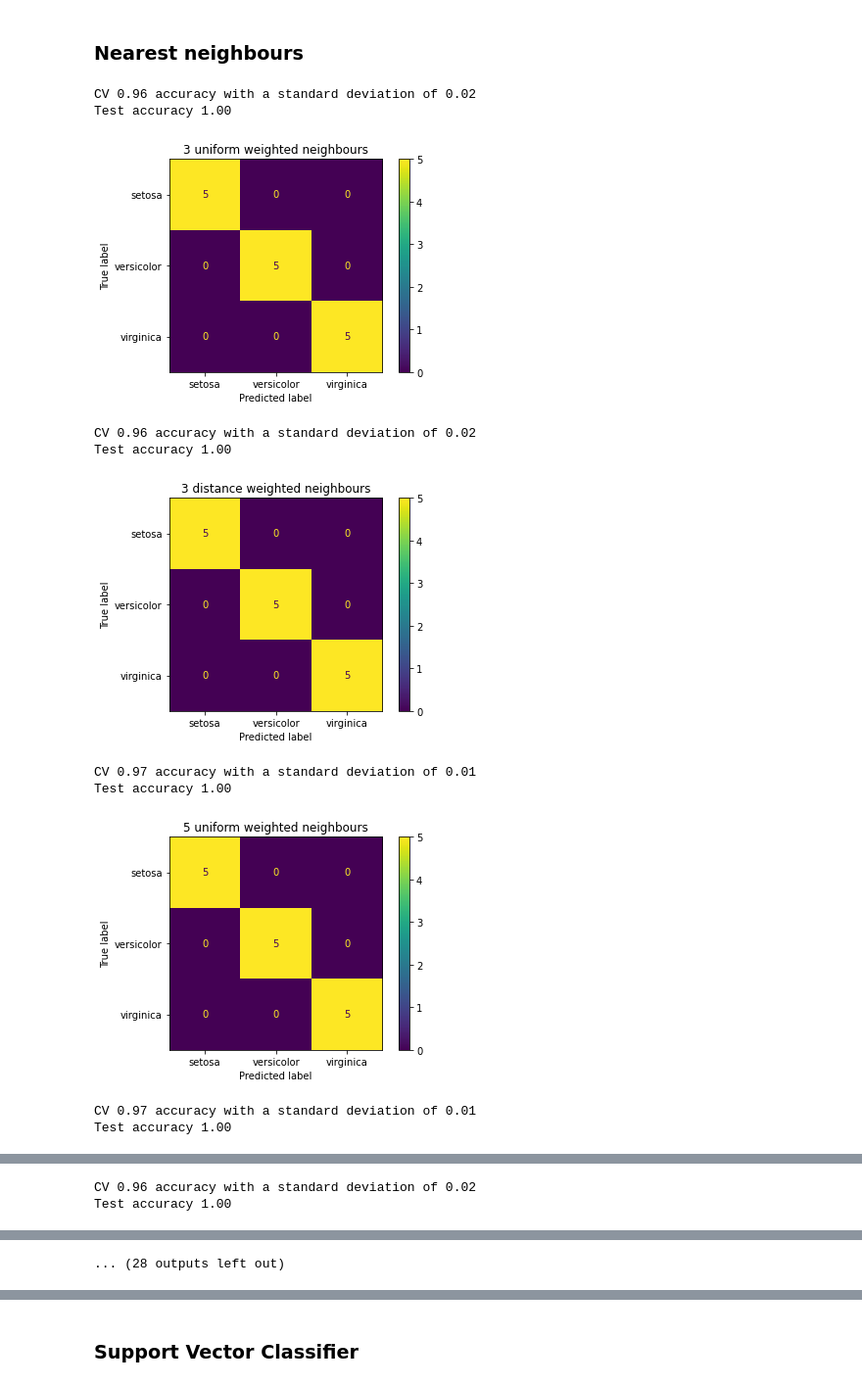
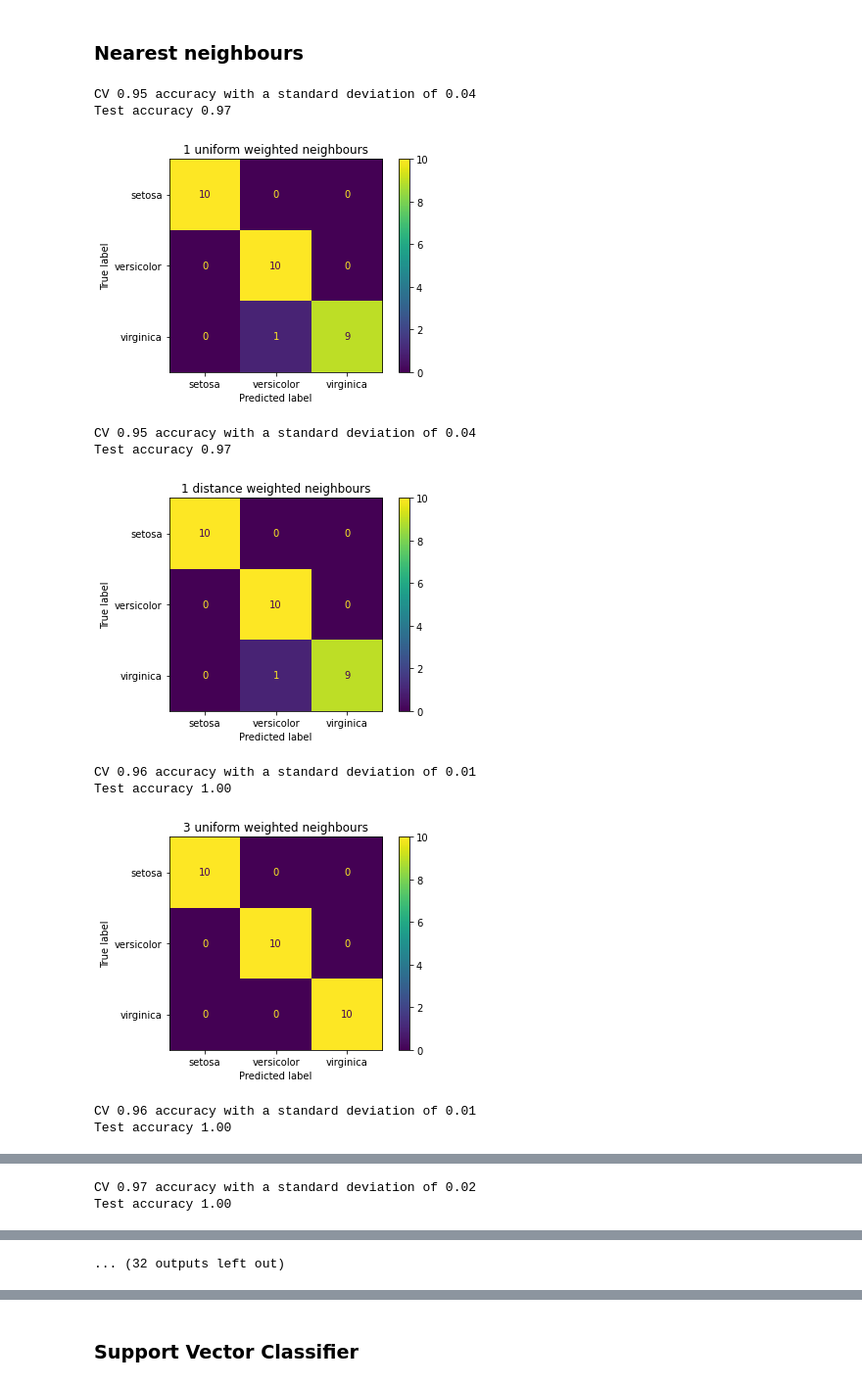
Before and after one commit to RK22000/ICE-Iris_Classification_Experiment, a Jupyter notebook: ICE_(Iris_Classification_Experiment).ipynb, the cells around one changed output, grey strips where cells are left out. Shown at 98% size. Saved outputs shown, nothing was run; the diff lists cells and outputs as text; code cells hidden in the pictures.

```diff
--- a/ICE_(Iris_Classification_Experiment).ipynb
+++ b/ICE_(Iris_Classification_Experiment).ipynb
@@ -152,10 +152,14 @@ import numpy as np
 
 np.random.seed(42)
 
-train_size = 45 # 90% train data
+# Try again with test set size 25 = 1/6 of total
+
+# 25, 25, 25, 25, 25, 25
+
+train_size = 40 # 80% train data
 train, test = Dset([],[]), Dset([],[])
 for base in [0, 50, 100]:
-    train_idx = set(np.random.choice(50, 45, replace=False))
+    train_idx = set(np.random.choice(50, train_size, replace=False))
     for j in range(50):
         i = base+j
         x = iris.data[i]
@@ -170,12 +178,3 @@ len(train.x), len(test.x), len(train.y), len(test.y)
 ## Classification
 # %% [markdown]
 ### Crude SVC
-# %%
-import numpy as np
-from sklearn.pipeline import make_pipeline
-from sklearn.preprocessing import StandardScaler
-X = iris.data[50:]
-y = iris.target[50:]
-from sklearn.svm import SVC
-clf = make_pipeline(StandardScaler(), SVC(gamma='auto'))
-clf.fit(X, y)
@@ -197,44 +198,44 @@ from sklearn import neighbors
 from sklearn.metrics import ConfusionMatrixDisplay
 from sklearn.model_selection import cross_val_score
 
-n_neighbors = [2*i+1 for i in range(1, 11)]
+n_neighbors = [2*i+1 for i in range(11)]
 cvUniform, testUniform, cvDist, testDist = [], [], [], []
 devUniform, devDist = [], []
 for n in n_neighbors:
     for i, w in enumerate(["uniform", "distance"]):
         clf = neighbors.KNeighborsClassifier(n_neighbors=n, weights=w)
-        scores = cross_val_score(clf, train.x, train.y, cv=5) # 135 = 3*3*3*5 = 27*5
+        scores = cross_val_score(clf, train.x, train.y, cv=4) # 135 = 3*3*3*5 = 9*15
         clf.fit(train.x, train.y)
         preds = clf.predict(test.x)
         ConfusionMatrixDisplay.from_predictions(
             y_true=test.y,
             y_pred=preds,
             labels=[0, 1, 2],
             display_labels=iris.target_names
         )
         ts_score = clf.score(test.x, test.y)
         #cm = confusion_matrix(y_true=test.y, y_pred=preds, labels=[0, 1, 2])
         #disp = ConfusionMatrixDisplay(confusion_matrix=cm, display_labels=iris.target_names)
         #disp.plot()
         #print(scores)
         cv, dev, ts = (cvUniform, devUniform, testUniform) if i==0 else (cvDist, devDist, testDist)
         cv.append(scores.mean())
         dev.append(scores.std())
         ts.append(ts_score)
         print("CV %0.2f accuracy with a standard deviation of %0.2f" % (scores.mean(), scores.std()))
         print("Test accuracy %0.2f" % ts_score)
         plt.title(f"{n} {w} weighted neighbours")
         plt.show()
 None
 # %% [output]
-CV 0.96 accuracy with a standard deviation of 0.02
-Test accuracy 1.00
+CV 0.95 accuracy with a standard deviation of 0.04
+Test accuracy 0.97
-[figure, old version]
+[figure, new version]
-CV 0.96 accuracy with a standard deviation of 0.02
-Test accuracy 1.00
+CV 0.95 accuracy with a standard deviation of 0.04
+Test accuracy 0.97
-[figure, old version]
+[figure, new version]
-CV 0.97 accuracy with a standard deviation of 0.01
+CV 0.96 accuracy with a standard deviation of 0.01
 Test accuracy 1.00
-[figure, old version]
+[figure, new version]
-CV 0.97 accuracy with a standard deviation of 0.01
+CV 0.96 accuracy with a standard deviation of 0.01
 Test accuracy 1.00
@@ -242,2 +243,2 @@ Test accuracy 1.00
-CV 0.96 accuracy with a standard deviation of 0.02
+CV 0.97 accuracy with a standard deviation of 0.02
 Test accuracy 1.00
@@ -248,4 +249,4 @@ Test accuracy 1.00
-... (28 outputs left out)
+... (32 outputs left out)
 # %%
 plt.figure(figsize=(9, 6))
 for ls, dev, leg in zip(
```
Also changed, not shown: parts of 13 cells of this notebook.
